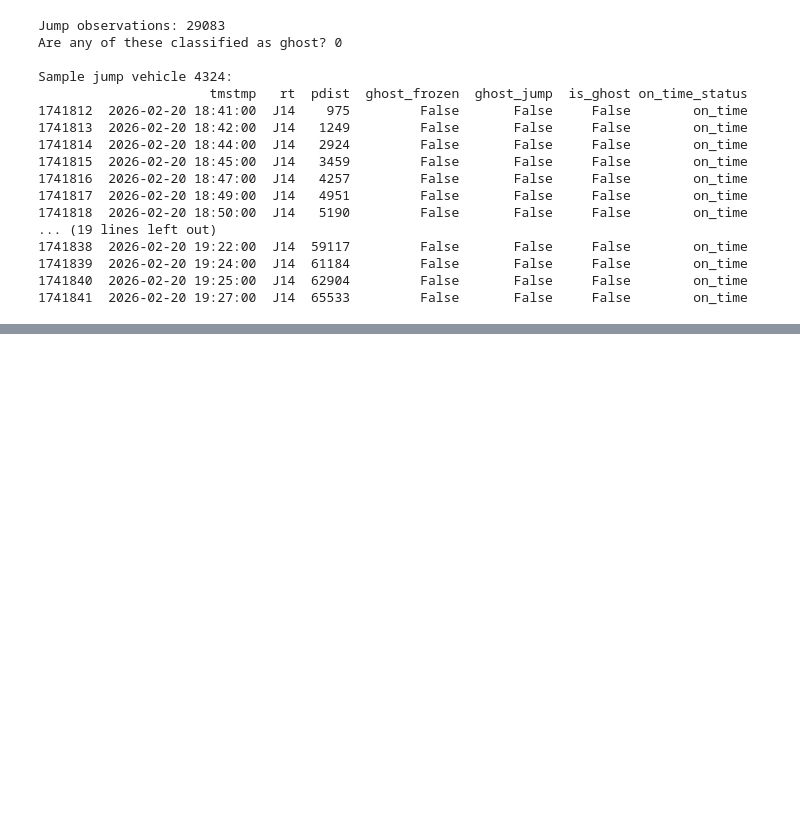
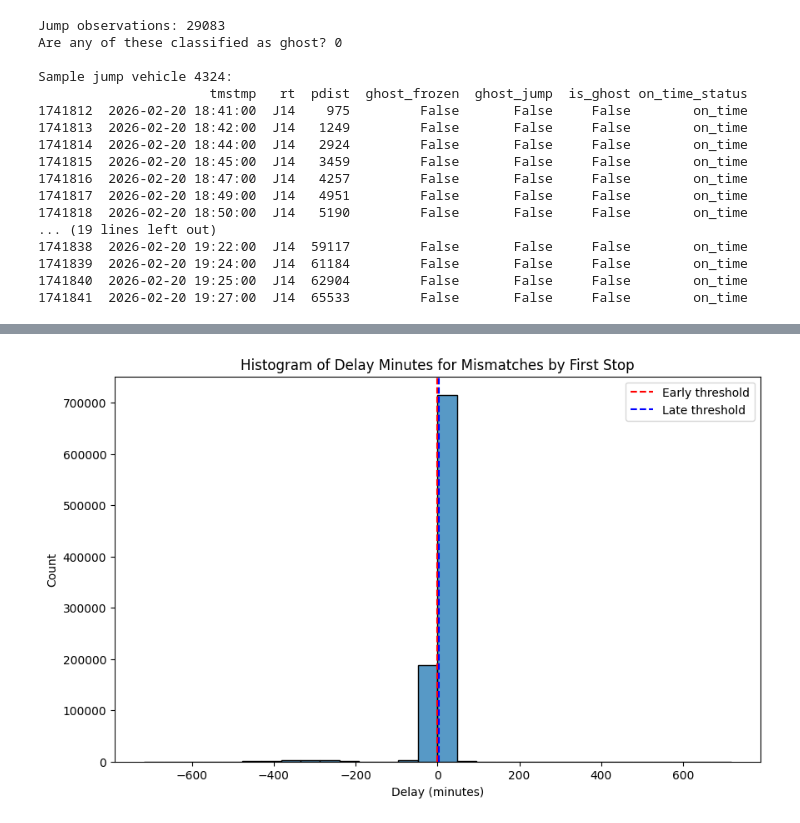
Before and after one commit to liv-fing/CTABusTrust, a Jupyter notebook: test.ipynb, the cells around one changed output, grey strips where cells are left out. Saved outputs shown, nothing was run; the diff lists cells and outputs as text; code cells hidden in the pictures; blank space fills up the shorter version.

```diff
--- a/test.ipynb
+++ b/test.ipynb
@@ -338,0 +669,29 @@ Sample jump vehicle 4324:
+# %%
+import matplotlib.pyplot as plt
+import seaborn as sns
+
+EPS = 0.01
+
+def calc_status(delay):
+    if delay < -1 - EPS:
+        return 'early'
+    elif delay > 3 + EPS:
+        return 'late'
+    else:
+        return 'on_time'
+
+# Make sure your dataframe is named df
+df['calc_status'] = df['delay_minutes'].apply(calc_status)
+mismatches = df[df['calc_status'] != df['on_time_status']]
+
+plt.figure(figsize=(10,6))
+sns.histplot(data=mismatches, x='delay_minutes', hue='is_first_stop', multiple='stack', bins=30)
+plt.axvline(-1, color='red', linestyle='--', label='Early threshold')
+plt.axvline(3, color='blue', linestyle='--', label='Late threshold')
+plt.xlabel('Delay (minutes)')
+plt.ylabel('Count')
+plt.title('Histogram of Delay Minutes for Mismatches by First Stop')
+plt.legend()
+plt.show()
+# %% [output]
+[figure, added]
```
Also changed, not shown: parts of 35 cells of this notebook, 9 other files.
